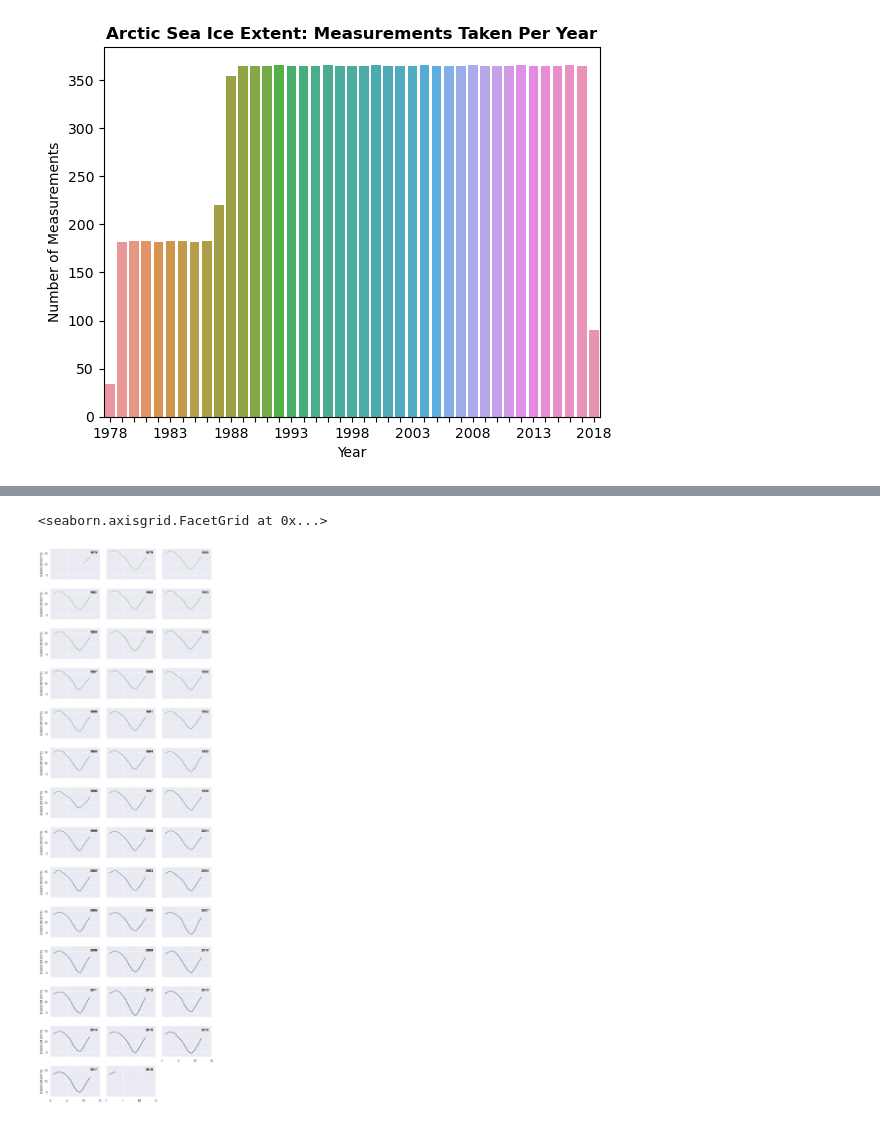
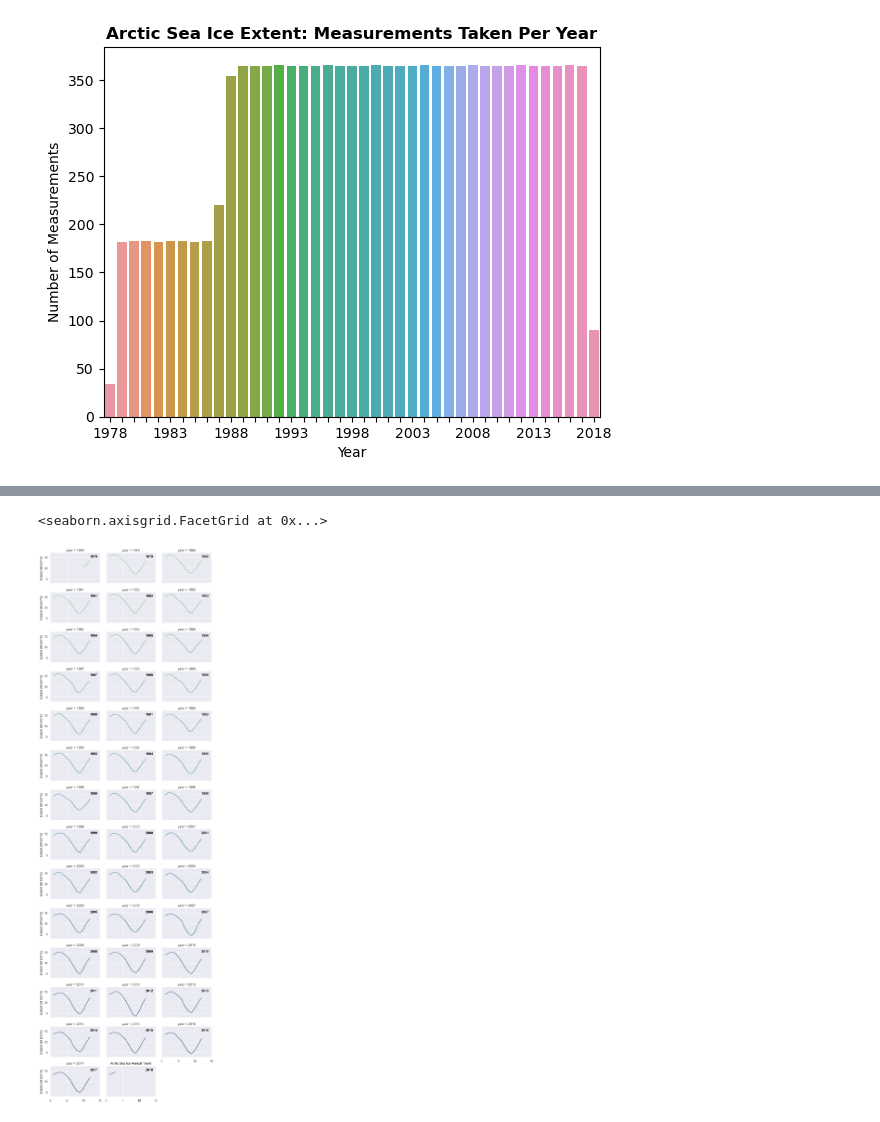
Before and after one commit to giantmagellan/SeaIceForecast, a Jupyter notebook: seaice_eda.ipynb, the cells around one changed output, grey strips where cells are left out. Drawn from its saved outputs; the diff is of its cells as text; code cells hidden in the pictures.

```diff
--- a/seaice_eda.ipynb
+++ b/seaice_eda.ipynb
@@ -136,42 +140,29 @@ plt.show()
 # %%
-# Plot of each year in its own facet
-# g = sns.relplot(
-#     data=sea_ice_df,
-#     x="date", y="extent_million_sq_km", col="year", hue="year",
-#     kind="line", palette="crest", linewidth=4, zorder=5,
-#     col_wrap=3, height=2, aspect=1.5, legend=False,
-# )
+# Plot
+sns.set_theme(style="darkgrid")
 
-# # Tweak the supporting aspects of the plot
-# g.set_titles("")
-# g.set_axis_labels("", "Extent (million sq km)")
-# g.tight_layout()
+# Plot each year's time series in its own facet
+g = sns.relplot(data=sea_ice_df, x="month", y="extent_million_sq_km",
+                col="year", hue="year", kind="line", palette="crest",
+                linewidth=1, zorder=5, col_wrap=3, height=2, aspect=1.5,
+                legend=False
+            )
+
+# Iterate over each subplot to customize further
+for year, ax in g.axes_dict.items():
+    # Add the title as an annotation within the plot
+    ax.text(.8, .85, year, transform=ax.transAxes, fontweight="bold")
+
+# Reduce the frequency of the x axis ticks
+ax.set_xticks(ax.get_xticks()[::2])
+
+# Tweak the supporting aspects of the plot
+plt.title("Arctic Sea Ice Annual Trend")
+g.set_axis_labels("", "Extent (M km^2)")
+g.tight_layout()
+# %% [output]
+<seaborn.axisgrid.FacetGrid at 0x...>
+[figure, added]
-# %%
-
-sns.set_theme(style="darkgrid")
-
-# Plot each year's time series in its own facet
-g = sns.relplot(data=sea_ice_df, x="month", y="extent_million_sq_km",
-                col="year", hue="year", kind="line", palette="crest",
-                linewidth=1, zorder=5, col_wrap=3, height=2, aspect=1.5,
-                legend=False
-            )
-
-# Iterate over each subplot to customize further
-for year, ax in g.axes_dict.items():
-    # Add the title as an annotation within the plot
-    ax.text(.8, .85, year, transform=ax.transAxes, fontweight="bold")
-
-# Reduce the frequency of the x axis ticks
-ax.set_xticks(ax.get_xticks()[::2])
-
-# Tweak the supporting aspects of the plot
-g.set_titles("")
-g.set_axis_labels("", "Extent (M km^2)")
-g.tight_layout()
-# %% [output]
-<seaborn.axisgrid.FacetGrid at 0x...>
-[figure, removed]
 # %%
 # Separate data frames by decade
 df1 = sea_ice_df.where((sea_ice_df["year"] >= 1987) & (sea_ice_df["year"] <= 1989))
```
Also changed, not shown: parts of 3 cells of this notebook, 3 other files.
